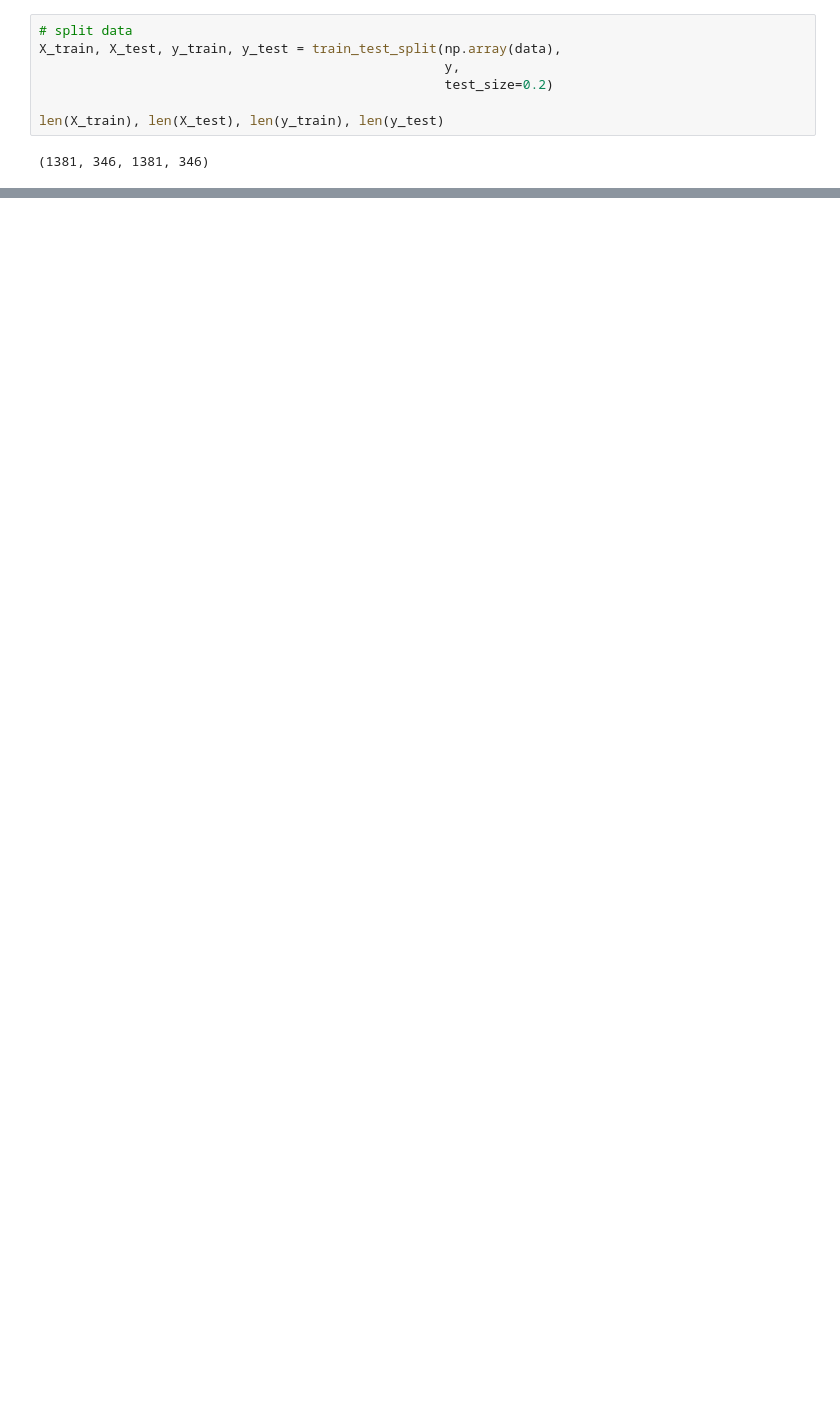
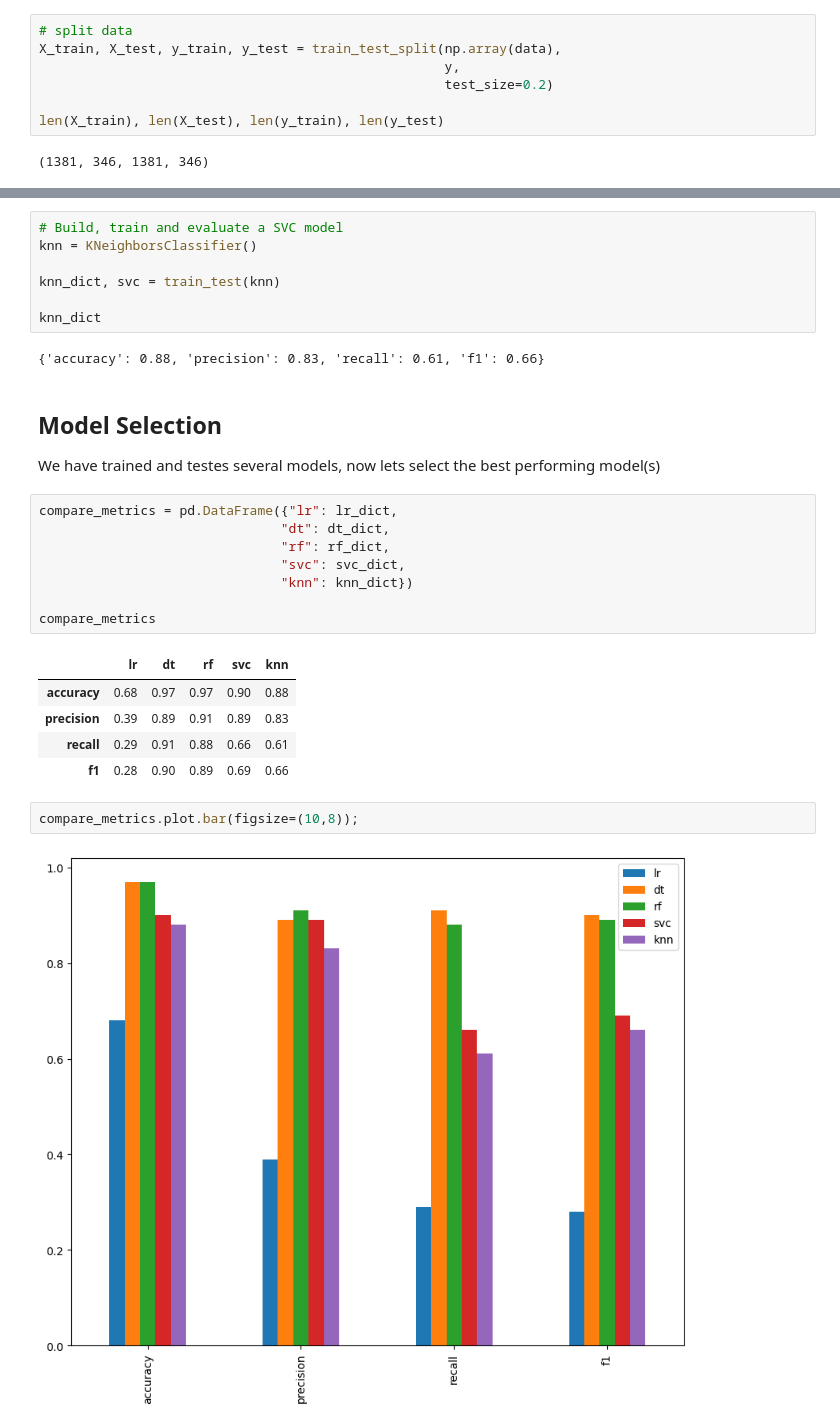
Before and after one commit to lawalsegun2025/car_acceptability_predictor, a Jupyter notebook: car_acceptibility_predictor.ipynb, the cells around one changed output, grey strips where cells are left out. Saved outputs shown, nothing was run; the diff lists cells and outputs as text; blank space fills up the shorter version.

```diff
--- a/car_acceptibility_predictor.ipynb
+++ b/car_acceptibility_predictor.ipynb
@@ -373,0 +376,31 @@ svc_dict
+# %%
+# Build, train and evaluate a SVC model
+knn = KNeighborsClassifier()
+
+knn_dict, svc = train_test(knn)
+
+knn_dict
+# %% [output]
+{'accuracy': 0.88, 'precision': 0.83, 'recall': 0.61, 'f1': 0.66}
+# %% [markdown]
+## Model Selection
+
+We have trained and testes several models, now lets select the best performing model(s)
+# %%
+compare_metrics = pd.DataFrame({"lr": lr_dict,
+                               "dt": dt_dict,
+                               "rf": rf_dict,
+                               "svc": svc_dict,
+                               "knn": knn_dict})
+
+compare_metrics
+# %% [output]
+|  | lr | dt | rf | svc | knn |
+| accuracy | 0.68 | 0.97 | 0.97 | 0.90 | 0.88 |
+| precision | 0.39 | 0.89 | 0.91 | 0.89 | 0.83 |
+| recall | 0.29 | 0.91 | 0.88 | 0.66 | 0.61 |
+| f1 | 0.28 | 0.90 | 0.89 | 0.69 | 0.66 |
+# %%
+compare_metrics.plot.bar(figsize=(10,8));
+# %% [output]
+[figure, added]
```
Also changed, not shown: parts of 38 cells of this notebook, 1 other file.
